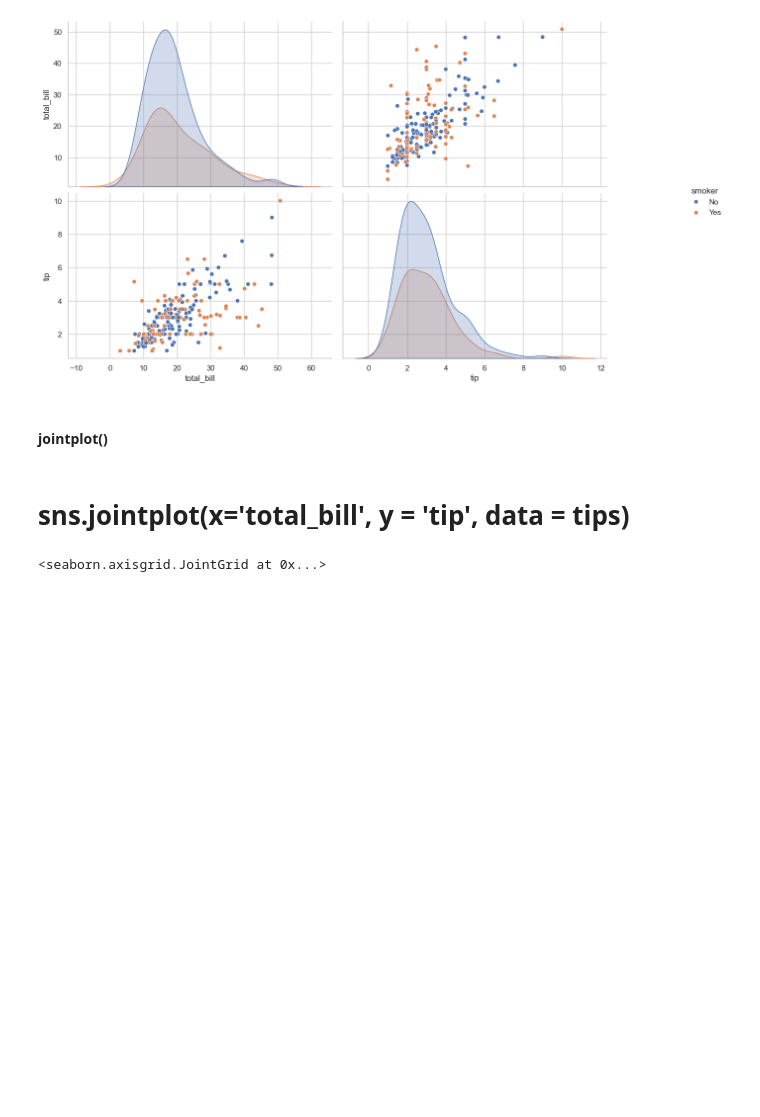
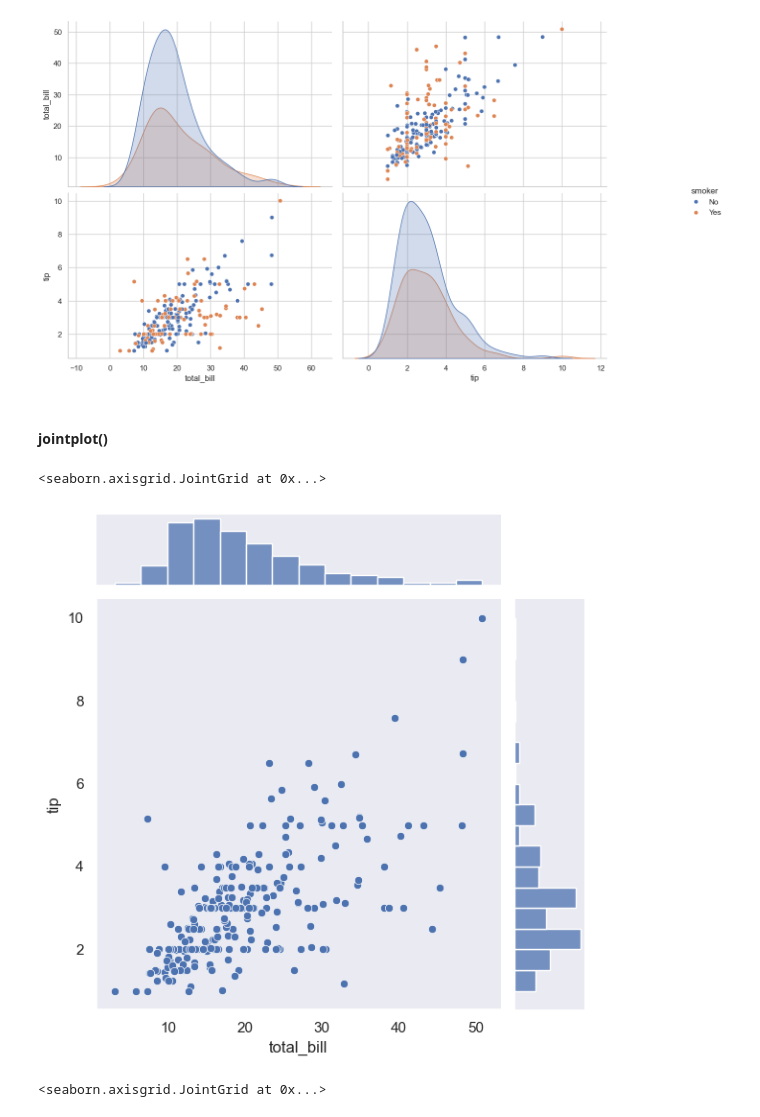
Before and after one commit to srikanthpragada/DS_15_DEC_2025, a Jupyter notebook: plots/seaborn_demo.ipynb, the cells around one changed output. Saved outputs shown, nothing was run; the diff lists cells and outputs as text; code cells hidden in the pictures; blank space fills up the shorter version.

```diff
--- a/plots/seaborn_demo.ipynb
+++ b/plots/seaborn_demo.ipynb
@@ -297,8 +297,11 @@ plt.gcf().set_size_inches(15,8)
 [figure]
 # %% [markdown]
 #### jointplot()
-# %% [markdown]
-# sns.jointplot(x='total_bill', y = 'tip', data = tips)
+# %%
+sns.jointplot(x='total_bill', y = 'tip', data = tips)
+# %% [output]
+<seaborn.axisgrid.JointGrid at 0x...>
+[figure, added]
 # %%
 sns.jointplot(x='total_bill', y = 'size', data = tips)
 # %% [output]
```
Also changed, not shown: parts of 1 cell of this notebook.
